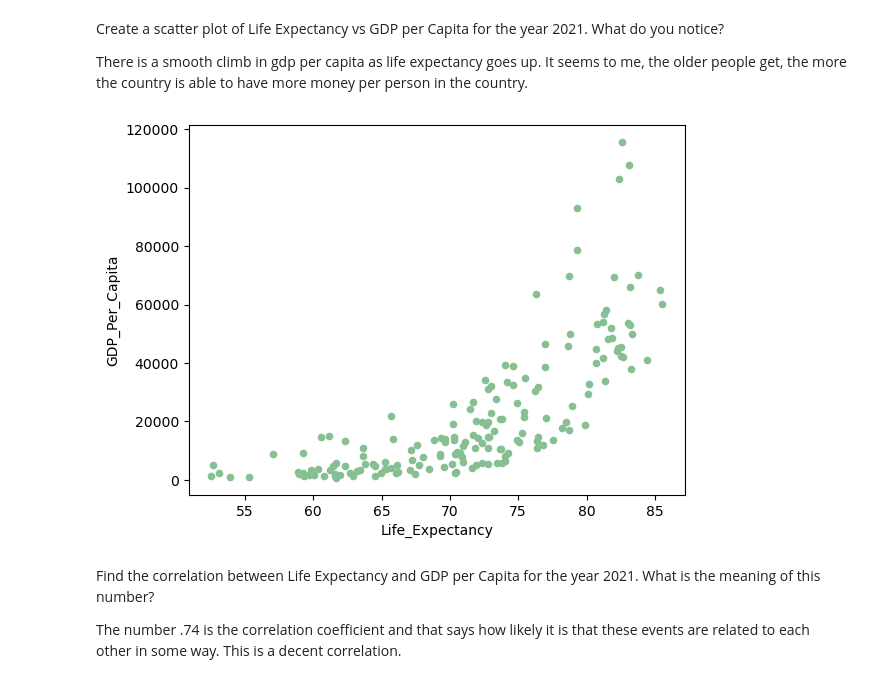
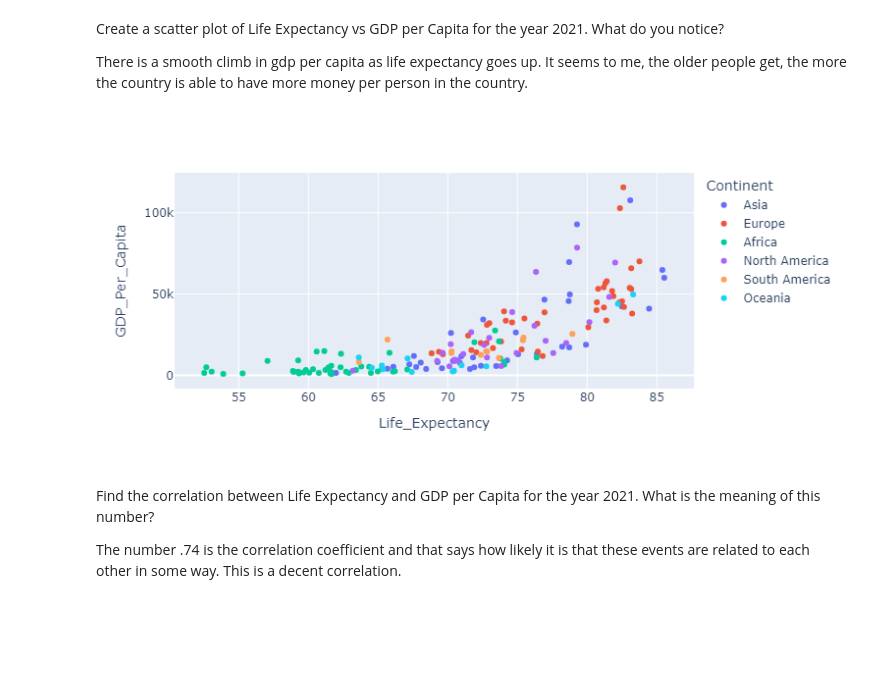
Before and after one commit to nss-data-science-cohort-8/un-exploration-Mythical-clj, a Jupyter notebook: notebooks/UN_Data_Exploration.ipynb, the cells around one changed output. Drawn from its saved outputs; the diff is of its cells as text; code cells hidden in the pictures; blank space fills up the shorter version.

```diff
--- a/notebooks/UN_Data_Exploration.ipynb
+++ b/notebooks/UN_Data_Exploration.ipynb
@@ -312,14 +331,14 @@ plt.xticks(np.arange(0, 34, step=5));
 Create a scatter plot of Life Expectancy vs GDP per Capita for the year 2021. What do you notice?
 
 There is a smooth climb in gdp per capita as life expectancy goes up. It seems to me, the older people get, the more the country is able to have more money per person in the country.
-# %%
-gdp_le_2021.plot(kind='scatter',
-    x="Life_Expectancy",
-    y="GDP_Per_Capita",
-    color='#86bf91',
-);
-# %% [output]
-[figure, removed]
+# %%
+px.scatter(gdp_le_2021,
+           x='Life_Expectancy',
+           y='GDP_Per_Capita',
+           color='Continent'
+          )
+# %% [output]
+[figure, added]
 # %% [markdown]
 Find the correlation between Life Expectancy and GDP per Capita for the year 2021. What is the meaning of this number?
 
```
Also changed, not shown: parts of 3 cells of this notebook.
